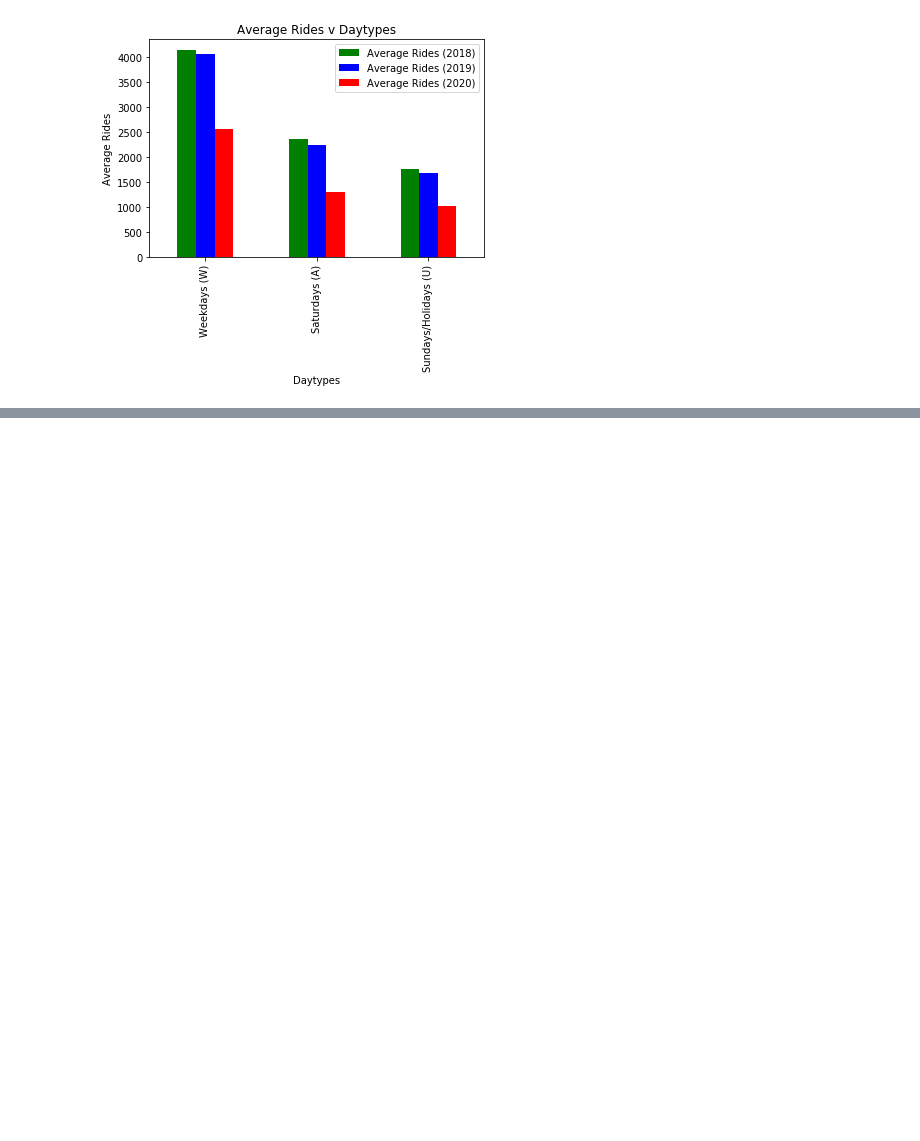
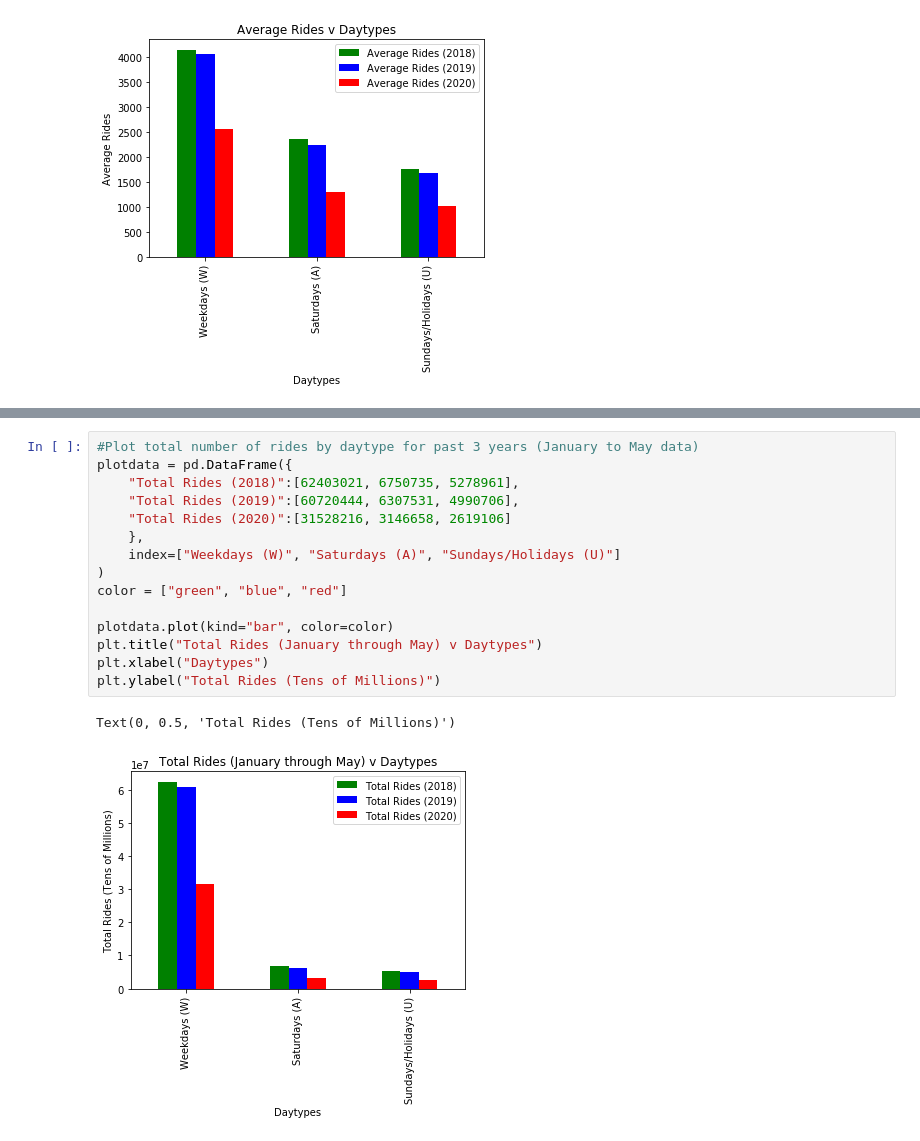
Before and after one commit to cdfencing/Project-I, a Jupyter notebook: daytype_yearly_means.ipynb, the cells around one changed output, grey strips where cells are left out. Cells and saved outputs as stored; diff of their text form; blank space fills up the shorter version.

Commit message:
rides by daytype over last 3 years, January to May

```diff
--- a/daytype_yearly_means.ipynb
+++ b/daytype_yearly_means.ipynb
@@ -158,0 +218,18 @@ L_data_2019_compressed = L_data.loc[(L_data['date']>= '01-01-2019') & (L_data['d
+# %%
+#Plot total number of rides by daytype for past 3 years (January to May data)
+plotdata = pd.DataFrame({
+    "Total Rides (2018)":[62403021, 6750735, 5278961],
+    "Total Rides (2019)":[60720444, 6307531, 4990706],
+    "Total Rides (2020)":[31528216, 3146658, 2619106]
+    },
+    index=["Weekdays (W)", "Saturdays (A)", "Sundays/Holidays (U)"]
+)
+color = ["green", "blue", "red"]
+
+plotdata.plot(kind="bar", color=color)
+plt.title("Total Rides (January through May) v Daytypes")
+plt.xlabel("Daytypes")
+plt.ylabel("Total Rides (Tens of Millions)")
+# %% [output]
+Text(0, 0.5, 'Total Rides (Tens of Millions)')
+[figure, added]
```
Also changed, not shown: parts of 5 cells of this notebook.
